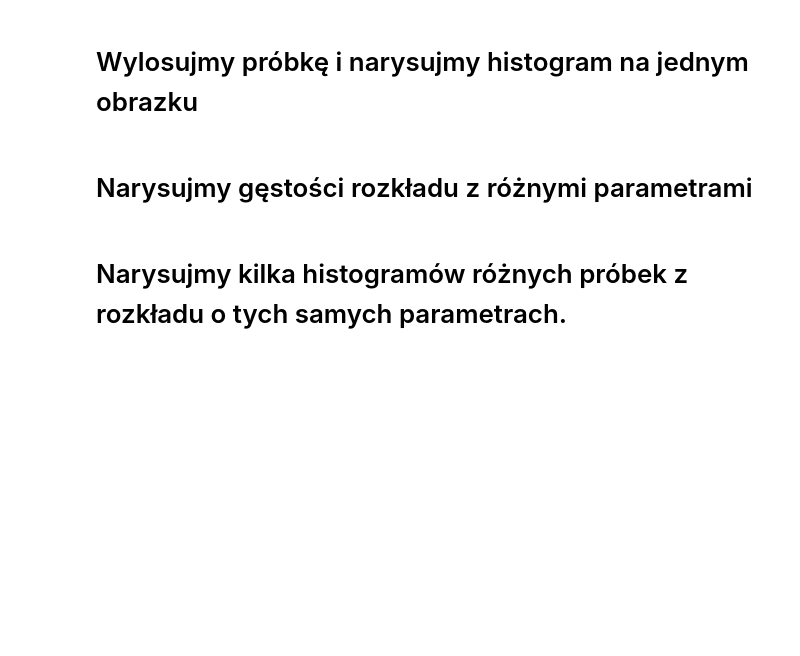
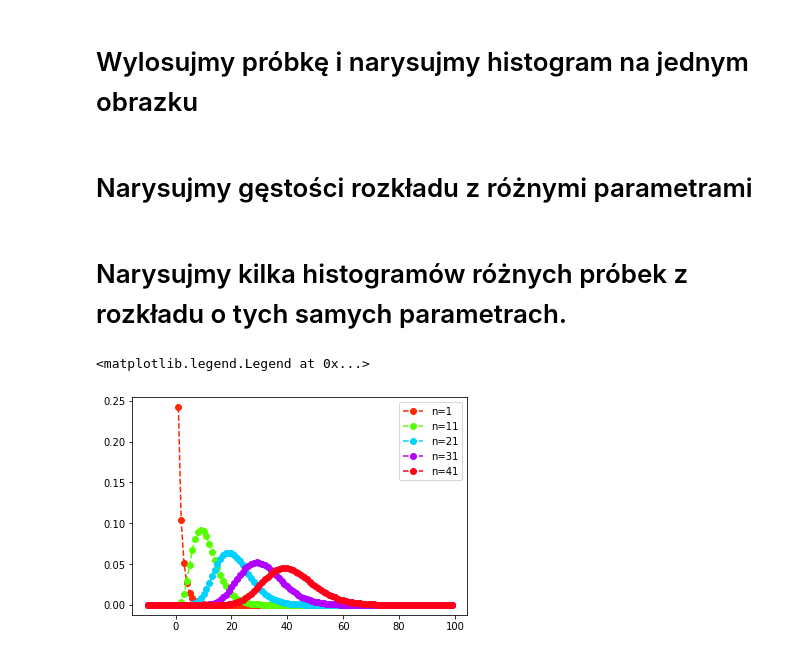
Before and after one commit to rafalkobiela/ages_statystyka1_26_09, a Jupyter notebook: 12_ChiSq.ipynb, the cells around one changed output. Saved outputs shown, nothing was run; the diff lists cells and outputs as text; code cells hidden in the pictures; blank space fills up the shorter version.

```diff
--- a/12_ChiSq.ipynb
+++ b/12_ChiSq.ipynb
@@ -19,5 +19,8 @@ from scipy import stats
 import seaborn as sns
 # %% [markdown]
 # Definiujemy zmienną losową
+# %%
+n=4
+chi2 = stats.chi2(n)
 # %% [markdown]
 # Narysujmy gęstość zmiennej losowej
@@ -29,3 +38,17 @@ import seaborn as sns
 # Narysujmy gęstości rozkładu z różnymi parametrami
 # %% [markdown]
 # Narysujmy kilka histogramów różnych próbek z rozkładu o tych samych parametrach.
+# %%
+def get_cmap(n, name='hsv'):
+    return plt.cm.get_cmap(name, n)
+
+fig, ax = plt.subplots(1,1)
+x=np.arange(-10,100)
+cmap=get_cmap(40)
+
+for n in np.arange(1,50, 10):
+    ax.plot(x,stats.chi2.pdf(x, n),'bo--', label=f'n={n}', color=cmap(n))
+ax.legend()
+# %% [output]
+<matplotlib.legend.Legend at 0x...>
+[figure, added]
```
Also changed, not shown: parts of 1 cell of this notebook, 3 other files.
